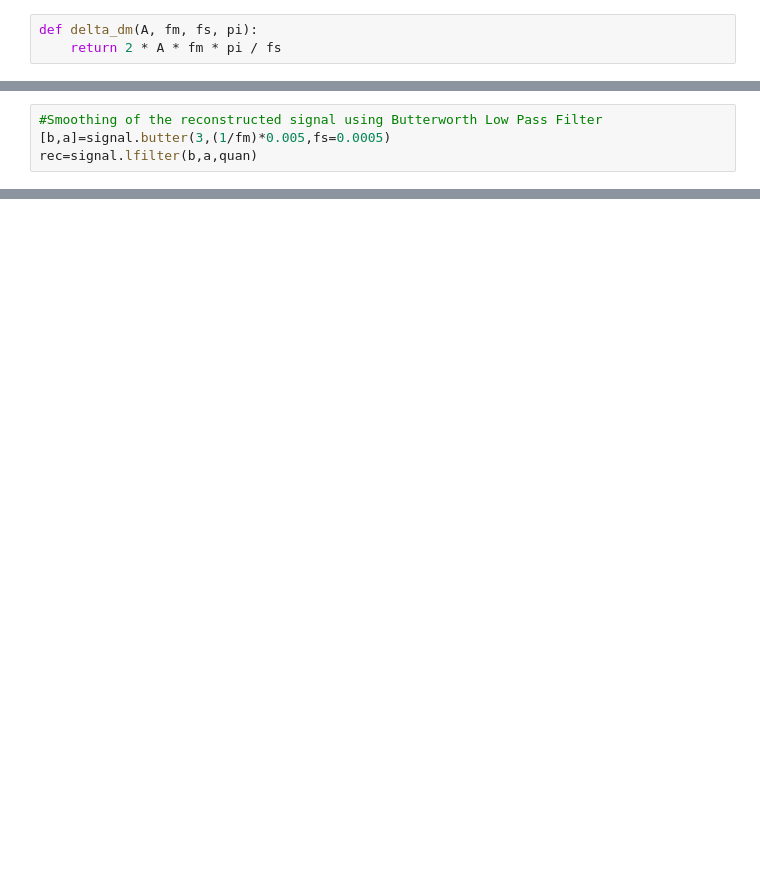
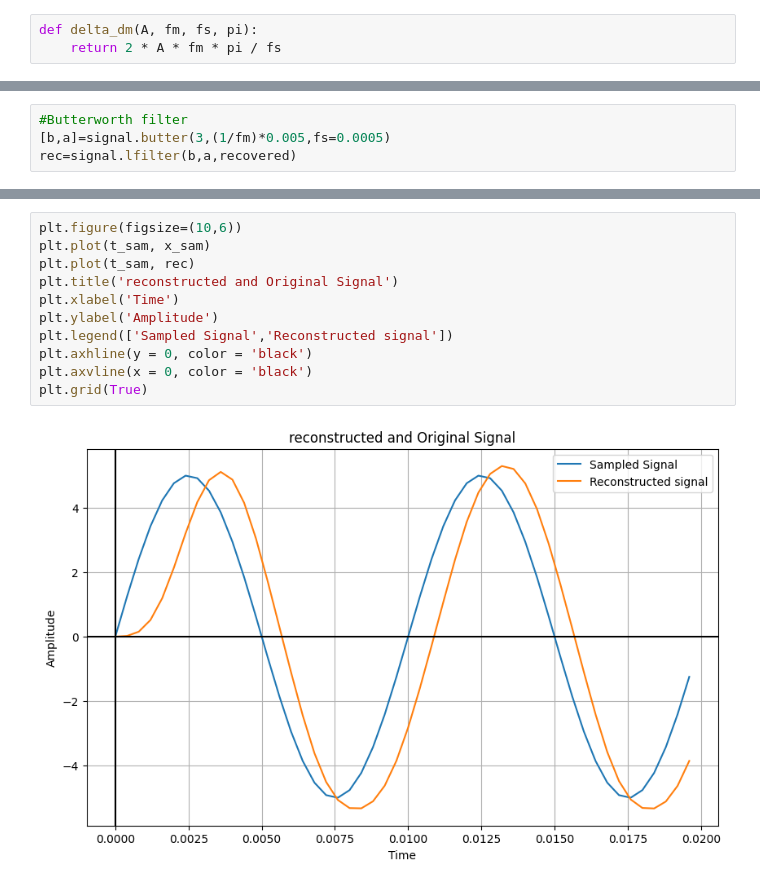
Before and after one commit to ParasKore2003/Digital-Communication-Lab, a Jupyter notebook: Digital Communication/Lab record/Lab 3/Lab3.ipynb, the cells around one changed output, grey strips where cells are left out. Cells and saved outputs as stored; diff of their text form; blank space fills up the shorter version.

```diff
--- a/Digital Communication/Lab record/Lab 3/Lab3.ipynb
+++ b/Digital Communication/Lab record/Lab 3/Lab3.ipynb
@@ -83,4 +125,4 @@ NameError: name 'e' is not defined
 # %%
-#Smoothing of the reconstructed signal using Butterworth Low Pass Filter
+#Butterworth filter
 [b,a]=signal.butter(3,(1/fm)*0.005,fs=0.0005)
-rec=signal.lfilter(b,a,quan)
+rec=signal.lfilter(b,a,recovered)
@@ -94,0 +129,13 @@ Text(0, 0.5, 'Amplitude')
+# %%
+plt.figure(figsize=(10,6))
+plt.plot(t_sam, x_sam)
+plt.plot(t_sam, rec)
+plt.title('reconstructed and Original Signal')
+plt.xlabel('Time')
+plt.ylabel('Amplitude')
+plt.legend(['Sampled Signal','Reconstructed signal'])
+plt.axhline(y = 0, color = 'black')
+plt.axvline(x = 0, color = 'black')
+plt.grid(True)
+# %% [output]
+[figure, added]
```
Also changed, not shown: parts of 12 cells of this notebook.
